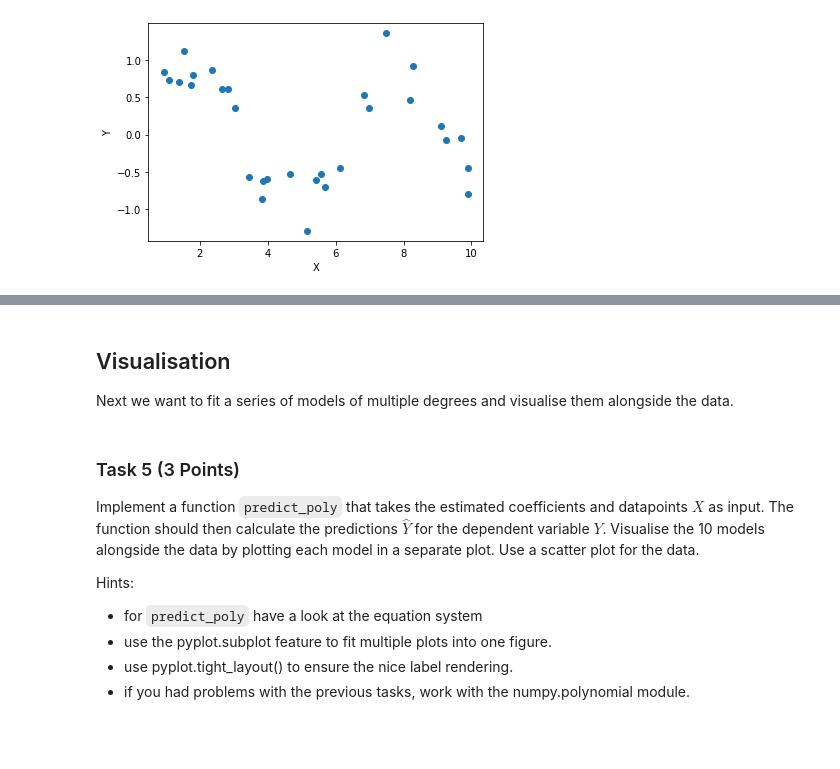
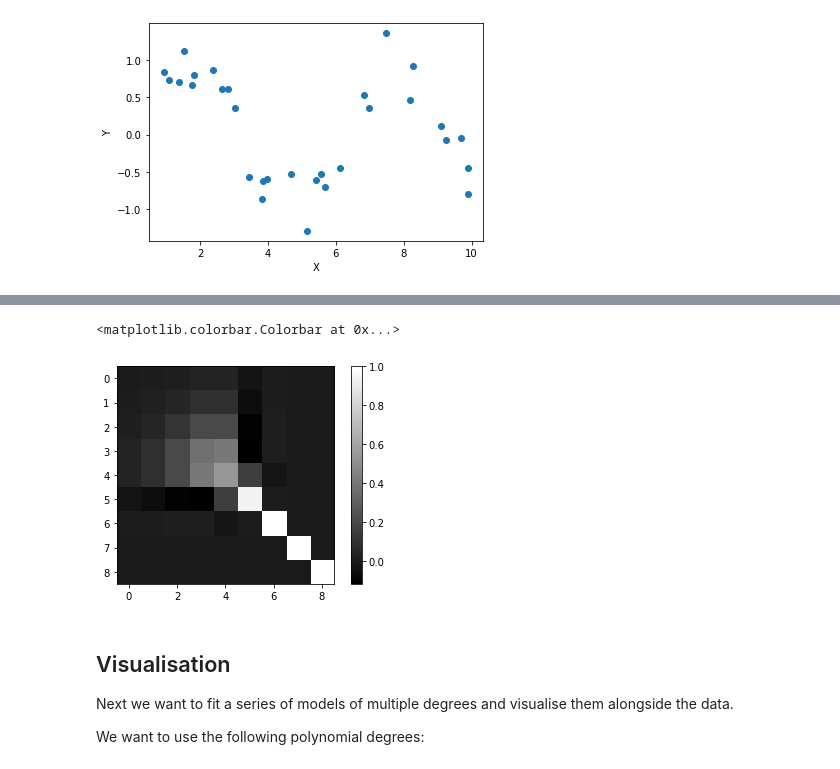
Before and after one commit to matthiasware/AGDML, a Jupyter notebook: exercise_2/solution.ipynb, the cells around one changed output, grey strips where cells are left out. Cells and saved outputs as stored; diff of their text form; code cells hidden in the pictures; blank space fills up the shorter version.

```diff
--- a/exercise_2/solution.ipynb
+++ b/exercise_2/solution.ipynb
@@ -121,6 +141,17 @@ def fit_poly(x, y, degree, c=0):
+# %%
+pX = poly(X,8)
+tmp = pX@pX.T
+test = tmp@np.linalg.pinv(tmp)
+plt.imshow(test, cmap='gray')
+plt.colorbar()
+# %% [output]
+<matplotlib.colorbar.Colorbar at 0x...>
+[figure, added]
 # %% [markdown]
 ## Visualisation
 Next we want to fit a series of models of multiple degrees and visualise them alongside the data.
+
+We want to use the following polynomial degrees:
 # %%
 # model degrees
 model_degrees = [0, 1, 2, 3, 6, 9, 12, 15, 18, 21]
@@ -130,10 +157,0 @@ coeffs = [fit_poly(X, Y, degree, c=.0) for degree in model_degrees]
-# %% [markdown]
-### Task 5 (3 Points)
-Implement a function `predict_poly` that takes the estimated coefficients and datapoints $X$ as input. The function should then calculate the predictions $\hat{Y}$ for the dependent variable $Y$.
-Visualise the 10 models alongside the data by plotting each model in a separate plot. Use a scatter plot for the data.
-
-Hints:
-- for `predict_poly` have a look at the equation system
-- use the pyplot.subplot feature to fit multiple plots into one figure.
-- use pyplot.tight_layout() to ensure the nice label rendering.
-- if you had problems with the previous tasks, work with the numpy.polynomial module.
```
Also changed, not shown: parts of 54 cells of this notebook, 26 other files.
